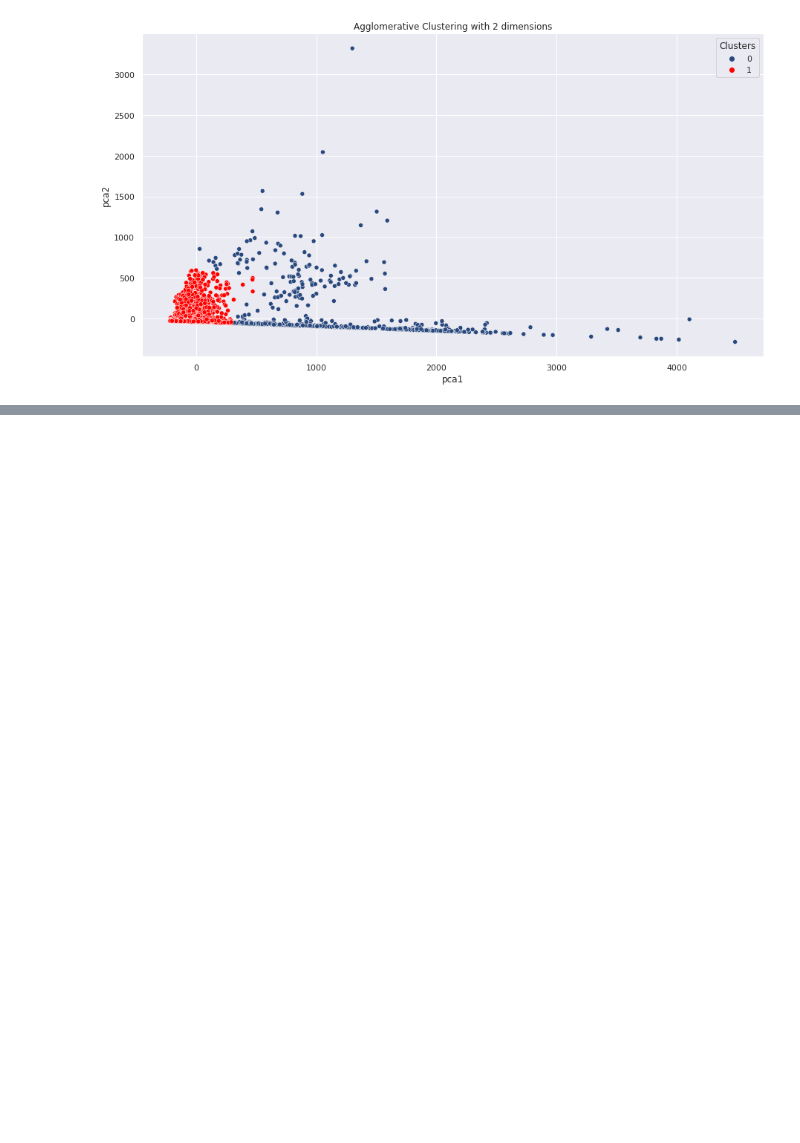
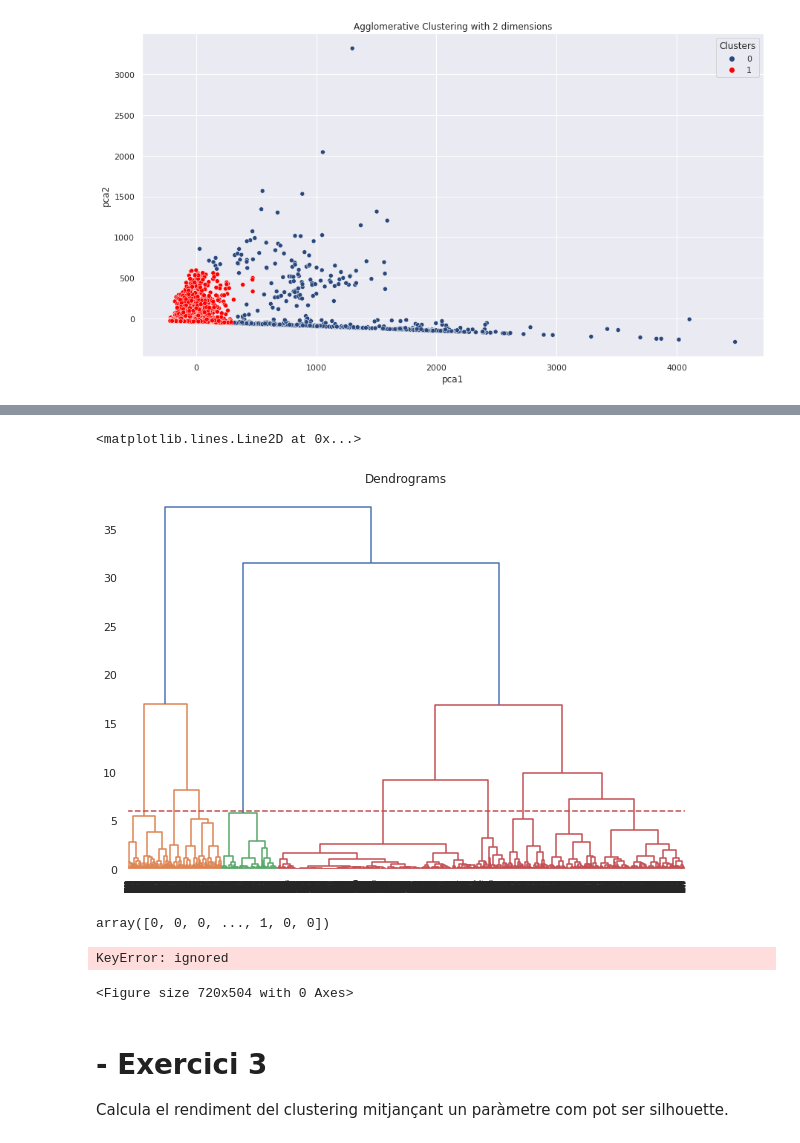
Before and after one commit to JMML2021/Sprint-8.-Algoritmes-d-aprenentatge-NO-supervisat-Agrupaci-, a Jupyter notebook: Sprint_8_Algoritmes_d’aprenentatge_NO_supervisat_Agrupació.ipynb, the cells around one changed output, grey strips where cells are left out. Cells and saved outputs as stored; diff of their text form; code cells hidden in the pictures; blank space fills up the shorter version.

```diff
--- a/Sprint_8_Algoritmes_d’aprenentatge_NO_supervisat_Agrupació.ipynb
+++ b/Sprint_8_Algoritmes_d’aprenentatge_NO_supervisat_Agrupació.ipynb
@@ -540,0 +568,23 @@ plt.show()
+# %%
+plt.figure(figsize=(10, 7))
+plt.title("Dendrograms")
+dend = shc.dendrogram(shc.linkage(data_scaled, method='ward'))
+plt.axhline(y=6, color='r', linestyle='--')
+# %% [output]
+<matplotlib.lines.Line2D at 0x...>
+[figure, added]
+# %%
+from sklearn.cluster import AgglomerativeClustering
+cluster = AgglomerativeClustering(n_clusters=2, affinity='euclidean', linkage='ward')
+cluster.fit_predict(data_scaled)
+# %% [output]
+array([0, 0, 0, ..., 1, 0, 0])
+# %%
+plt.figure(figsize=(10, 7))
+plt.scatter(data_scaled['Milk'], data_scaled['Grocery'], c=cluster.labels_)
+# %% [output]
+KeyError: ignored
+<Figure size 720x504 with 0 Axes>
+# %% [markdown]
+# - Exercici 3
+Calcula el rendiment del clustering mitjançant un paràmetre com pot ser silhouette.
```
Also changed, not shown: parts of 6 cells of this notebook.
